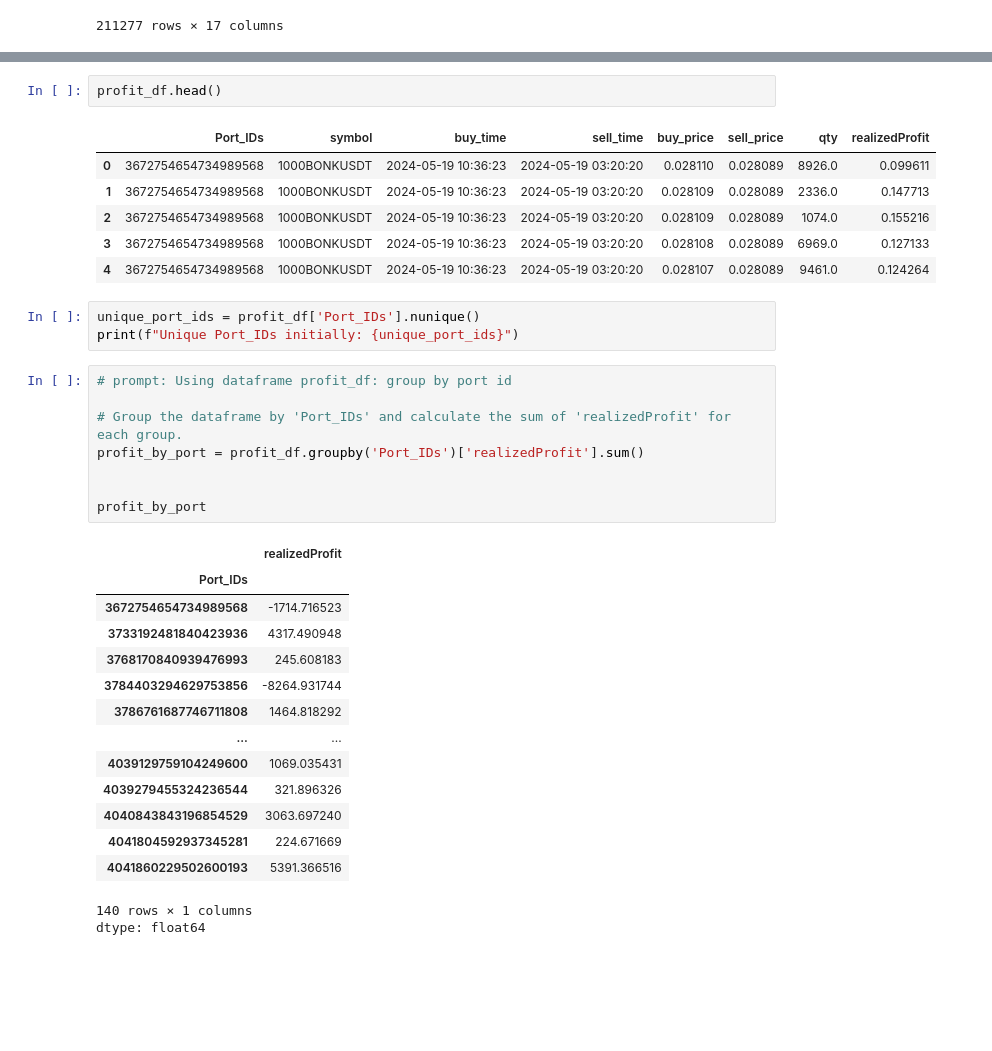
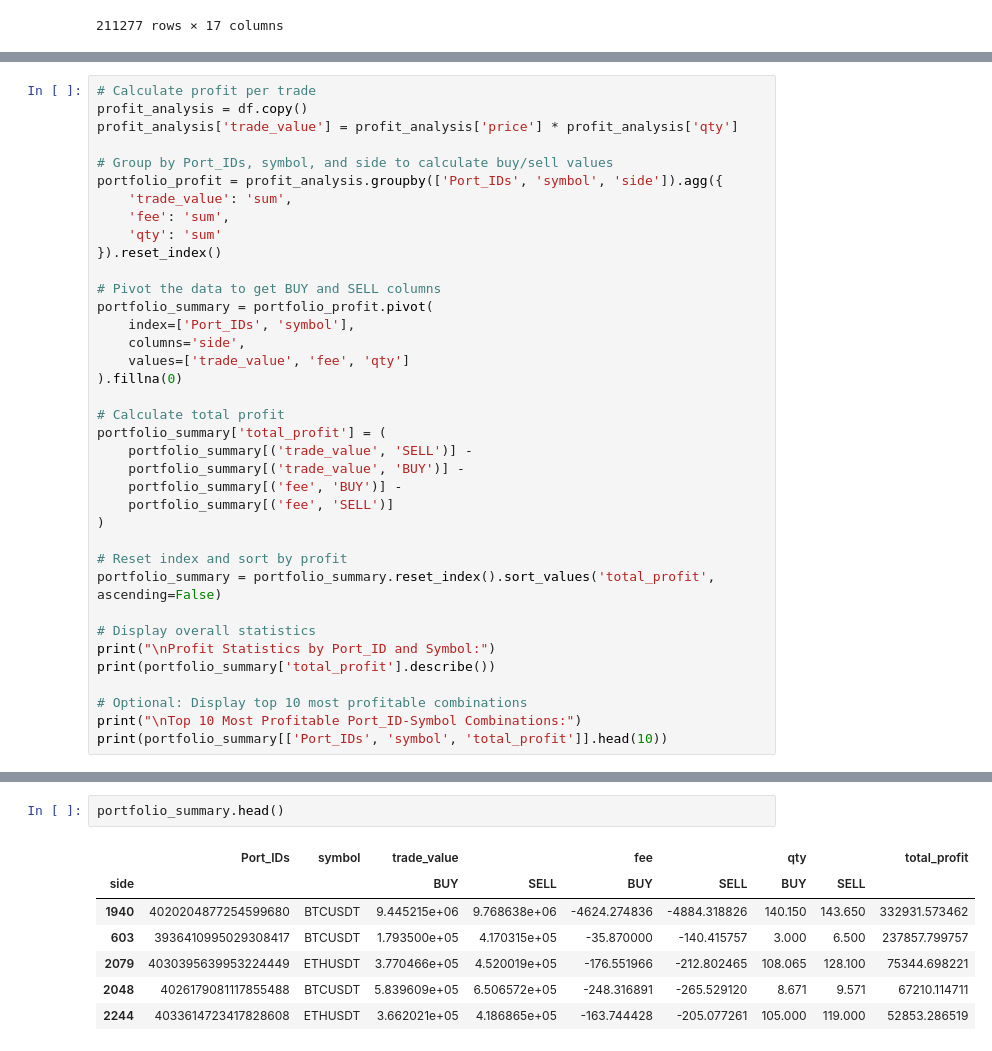
Before and after one commit to abhashgoyal/Binance-Account-Ranking-Algorithm, a Jupyter notebook: Assignment/notebooks/4-feat_eng/EDA_2.ipynb, the cells around one changed output, grey strips where cells are left out. Cells and saved outputs as stored; diff of their text form; blank space fills up the shorter version.

Commit message:
All the model analysis done

```diff
--- a/Assignment/notebooks/4-feat_eng/EDA_2.ipynb
+++ b/Assignment/notebooks/4-feat_eng/EDA_2.ipynb
@@ -735,0 +705,37 @@ profit_df = pd.DataFrame(profits)
+# %%
+# Calculate profit per trade
+profit_analysis = df.copy()
+profit_analysis['trade_value'] = profit_analysis['price'] * profit_analysis['qty']
+
+# Group by Port_IDs, symbol, and side to calculate buy/sell values
+portfolio_profit = profit_analysis.groupby(['Port_IDs', 'symbol', 'side']).agg({
+    'trade_value': 'sum',
+    'fee': 'sum',
+    'qty': 'sum'
+}).reset_index()
+
+# Pivot the data to get BUY and SELL columns
+portfolio_summary = portfolio_profit.pivot(
+    index=['Port_IDs', 'symbol'],
+    columns='side',
+    values=['trade_value', 'fee', 'qty']
+).fillna(0)
+
+# Calculate total profit
+portfolio_summary['total_profit'] = (
+    portfolio_summary[('trade_value', 'SELL')] -
+    portfolio_summary[('trade_value', 'BUY')] -
+    portfolio_summary[('fee', 'BUY')] -
+    portfolio_summary[('fee', 'SELL')]
+)
+
+# Reset index and sort by profit
+portfolio_summary = portfolio_summary.reset_index().sort_values('total_profit', ascending=False)
+
+# Display overall statistics
+print("\nProfit Statistics by Port_ID and Symbol:")
+print(portfolio_summary['total_profit'].describe())
+
+# Optional: Display top 10 most profitable combinations
+print("\nTop 10 Most Profitable Port_ID-Symbol Combinations:")
+print(portfolio_summary[['Port_IDs', 'symbol', 'total_profit']].head(10))
@@ -736,36 +760,10 @@ profit_df = pd.DataFrame(profits)
 # %%
-profit_df.head()
+portfolio_summary.head()
 # %% [output]
-|  | Port_IDs | symbol | buy_time | sell_time | buy_price | sell_price | qty | realizedProfit |
-| 0 | 3672754654734989568 | 1000BONKUSDT | 2024-05-19 10:36:23 | 2024-05-19 03:20:20 | 0.028110 | 0.028089 | 8926.0 | 0.099611 |
-| 1 | 3672754654734989568 | 1000BONKUSDT | 2024-05-19 10:36:23 | 2024-05-19 03:20:20 | 0.028109 | 0.028089 | 2336.0 | 0.147713 |
-| 2 | 3672754654734989568 | 1000BONKUSDT | 2024-05-19 10:36:23 | 2024-05-19 03:20:20 | 0.028109 | 0.028089 | 1074.0 | 0.155216 |
-| 3 | 3672754654734989568 | 1000BONKUSDT | 2024-05-19 10:36:23 | 2024-05-19 03:20:20 | 0.028108 | 0.028089 | 6969.0 | 0.127133 |
-| 4 | 3672754654734989568 | 1000BONKUSDT | 2024-05-19 10:36:23 | 2024-05-19 03:20:20 | 0.028107 | 0.028089 | 9461.0 | 0.124264 |
+|  | Port_IDs | symbol | trade_value |  | fee |  | qty |  | total_profit |
+| side |  |  | BUY | SELL | BUY | SELL | BUY | SELL |  |
+| 1940 | 4020204877254599680 | BTCUSDT | 9.445215e+06 | 9.768638e+06 | -4624.274836 | -4884.318826 | 140.150 | 143.650 | 332931.573462 |
+| 603 | 3936410995029308417 | BTCUSDT | 1.793500e+05 | 4.170315e+05 | -35.870000 | -140.415757 | 3.000 | 6.500 | 237857.799757 |
+| 2079 | 4030395639953224449 | ETHUSDT | 3.770466e+05 | 4.520019e+05 | -176.551966 | -212.802465 | 108.065 | 128.100 | 75344.698221 |
+| 2048 | 4026179081117855488 | BTCUSDT | 5.839609e+05 | 6.506572e+05 | -248.316891 | -265.529120 | 8.671 | 9.571 | 67210.114711 |
+| 2244 | 4033614723417828608 | ETHUSDT | 3.662021e+05 | 4.186865e+05 | -163.744428 | -205.077261 | 105.000 | 119.000 | 52853.286519 |
-# %%
-unique_port_ids = profit_df['Port_IDs'].nunique()
-print(f"Unique Port_IDs initially: {unique_port_ids}")
-# %%
-# prompt: Using dataframe profit_df: group by port id
-
-# Group the dataframe by 'Port_IDs' and calculate the sum of 'realizedProfit' for each group.
-profit_by_port = profit_df.groupby('Port_IDs')['realizedProfit'].sum()
-
-
-profit_by_port
-# %% [output]
-|  | realizedProfit |
-| Port_IDs |  |
-| 3672754654734989568 | -1714.716523 |
-| 3733192481840423936 | 4317.490948 |
-| 3768170840939476993 | 245.608183 |
-| 3784403294629753856 | -8264.931744 |
-| 3786761687746711808 | 1464.818292 |
-| ... | ... |
-| 4039129759104249600 | 1069.035431 |
-| 4039279455324236544 | 321.896326 |
-| 4040843843196854529 | 3063.697240 |
-| 4041804592937345281 | 224.671669 |
-| 4041860229502600193 | 5391.366516 |
-140 rows × 1 columns
-dtype: float64
```
Also changed, not shown: parts of 16 cells of this notebook, 4 other files.
